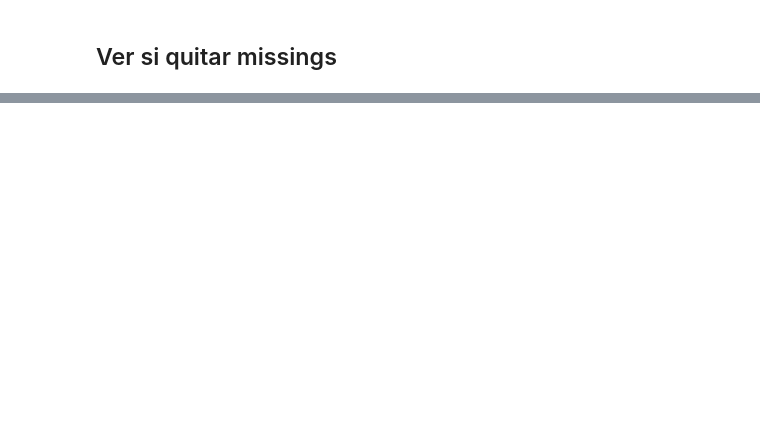
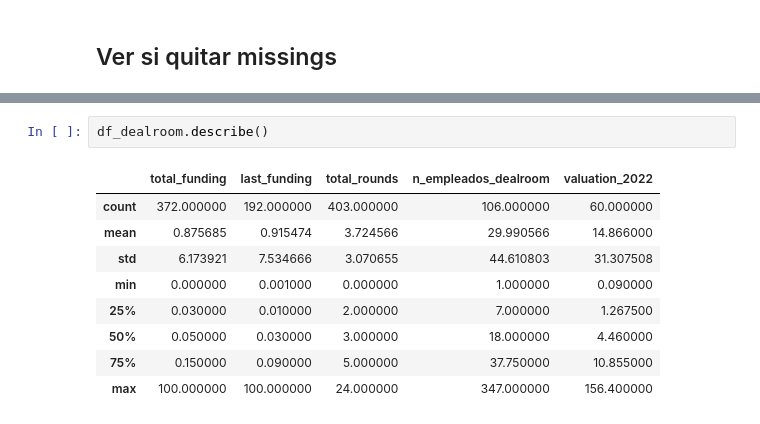
Before and after one commit to unaimleal/spri_reto_07_morado, a Jupyter notebook: preprocesamiento.ipynb, the cells around one changed output, grey strips where cells are left out. Drawn from its saved outputs; the diff is of its cells as text; blank space fills up the shorter version.

```diff
--- a/preprocesamiento.ipynb
+++ b/preprocesamiento.ipynb
@@ -121 +146,13 @@ valuation_2022          352
 dtype: int64
+# %%
+df_dealroom.describe()
+# %% [output]
+|  | total_funding | last_funding | total_rounds | n_empleados_dealroom | valuation_2022 |
+| count | 372.000000 | 192.000000 | 403.000000 | 106.000000 | 60.000000 |
+| mean | 0.875685 | 0.915474 | 3.724566 | 29.990566 | 14.866000 |
+| std | 6.173921 | 7.534666 | 3.070655 | 44.610803 | 31.307508 |
+| min | 0.000000 | 0.001000 | 0.000000 | 1.000000 | 0.090000 |
+| 25% | 0.030000 | 0.010000 | 2.000000 | 7.000000 | 1.267500 |
+| 50% | 0.050000 | 0.030000 | 3.000000 | 18.000000 | 4.460000 |
+| 75% | 0.150000 | 0.090000 | 5.000000 | 37.750000 | 10.855000 |
+| max | 100.000000 | 100.000000 | 24.000000 | 347.000000 | 156.400000 |
```
Also changed, not shown: parts of 24 cells of this notebook.
